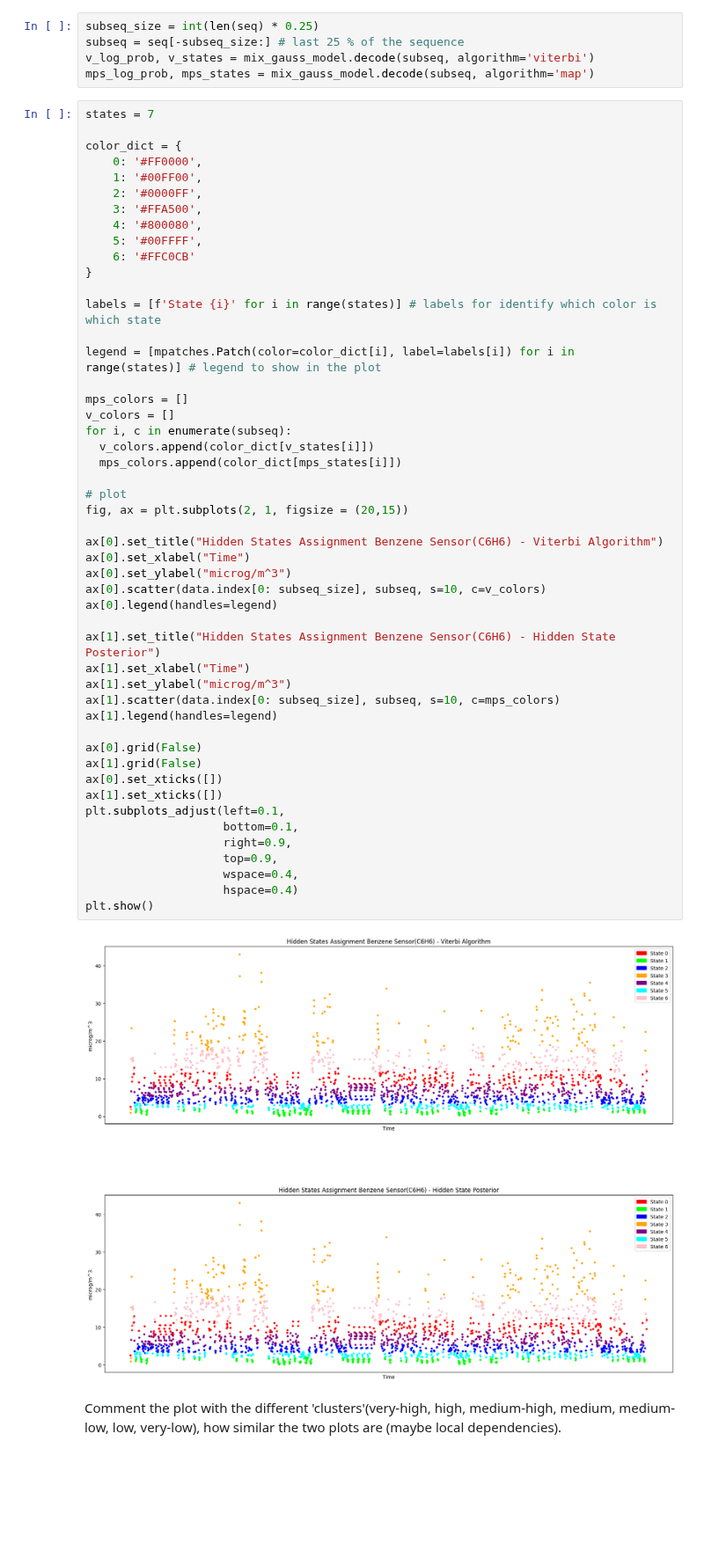
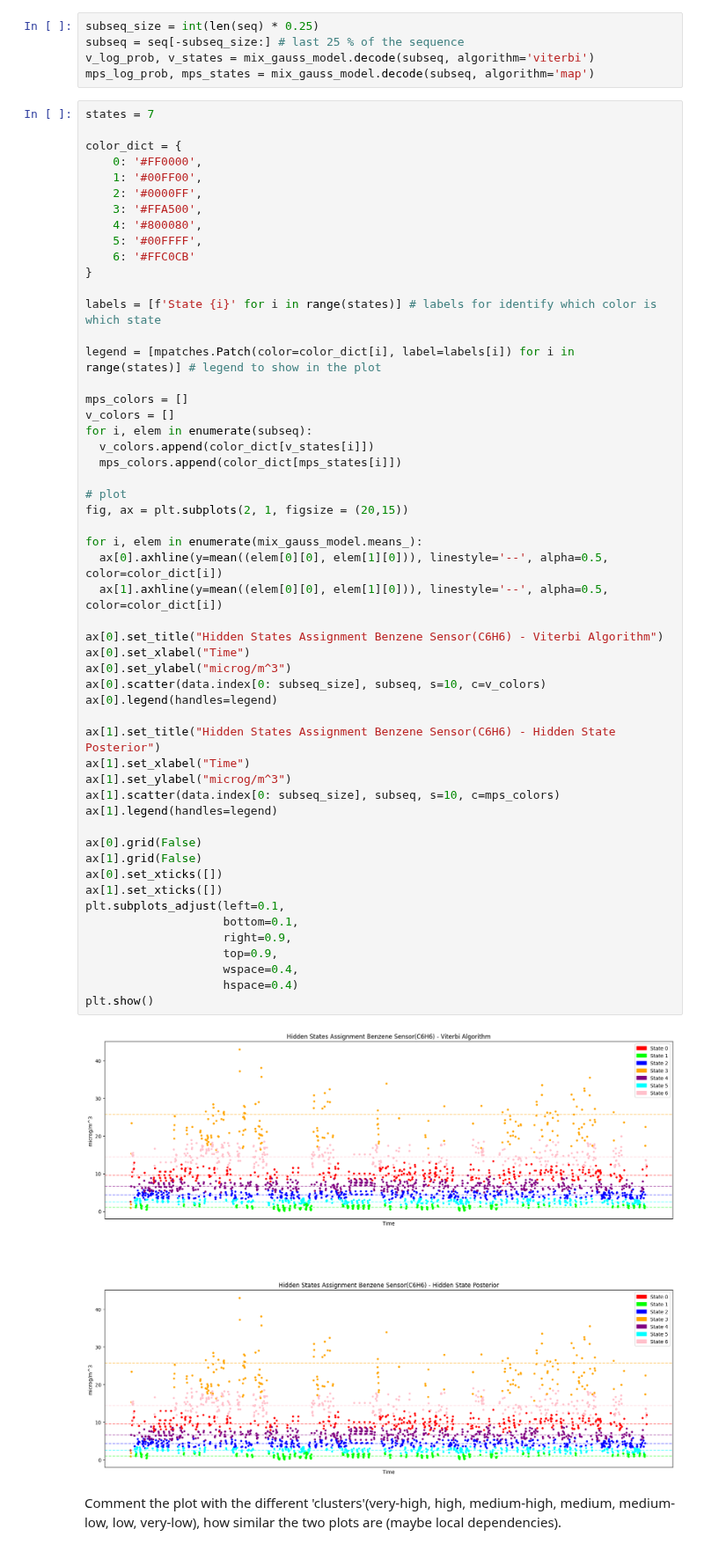
Before and after one commit to JacopoRaffi/ISPR_Assignments, a Jupyter notebook: Assignment2/ISPR_Midterm2_Assignment1_JacopoRaffi.ipynb, the cells around one changed output. Shown at 88% size. Cells and saved outputs as stored; diff of their text form; blank space fills up the shorter version.

```diff
--- a/Assignment2/ISPR_Midterm2_Assignment1_JacopoRaffi.ipynb
+++ b/Assignment2/ISPR_Midterm2_Assignment1_JacopoRaffi.ipynb
@@ -131,37 +133,41 @@ legend = [mpatches.Patch(color=color_dict[i], label=labels[i]) for i in range(st
 
 mps_colors = []
 v_colors = []
-for i, c in enumerate(subseq):
+for i, elem in enumerate(subseq):
   v_colors.append(color_dict[v_states[i]])
   mps_colors.append(color_dict[mps_states[i]])
 
 # plot
 fig, ax = plt.subplots(2, 1, figsize = (20,15))
+
+for i, elem in enumerate(mix_gauss_model.means_):
+  ax[0].axhline(y=mean((elem[0][0], elem[1][0])), linestyle='--', alpha=0.5, color=color_dict[i])
+  ax[1].axhline(y=mean((elem[0][0], elem[1][0])), linestyle='--', alpha=0.5, color=color_dict[i])
 
 ax[0].set_title("Hidden States Assignment Benzene Sensor(C6H6) - Viterbi Algorithm")
 ax[0].set_xlabel("Time")
 ax[0].set_ylabel("microg/m^3")
 ax[0].scatter(data.index[0: subseq_size], subseq, s=10, c=v_colors)
 ax[0].legend(handles=legend)
 
 ax[1].set_title("Hidden States Assignment Benzene Sensor(C6H6) - Hidden State Posterior")
 ax[1].set_xlabel("Time")
 ax[1].set_ylabel("microg/m^3")
 ax[1].scatter(data.index[0: subseq_size], subseq, s=10, c=mps_colors)
 ax[1].legend(handles=legend)
 
 ax[0].grid(False)
 ax[1].grid(False)
 ax[0].set_xticks([])
 ax[1].set_xticks([])
 plt.subplots_adjust(left=0.1,
                     bottom=0.1,
                     right=0.9,
                     top=0.9,
                     wspace=0.4,
                     hspace=0.4)
 plt.show()
 # %% [output]
-[figure, old version]
+[figure, new version]
 # %% [markdown]
 Comment the plot with the different 'clusters'(very-high, high, medium-high, medium, medium-low, low, very-low), how similar the two plots are (maybe local dependencies).
```
Also changed, not shown: parts of 4 cells of this notebook.
